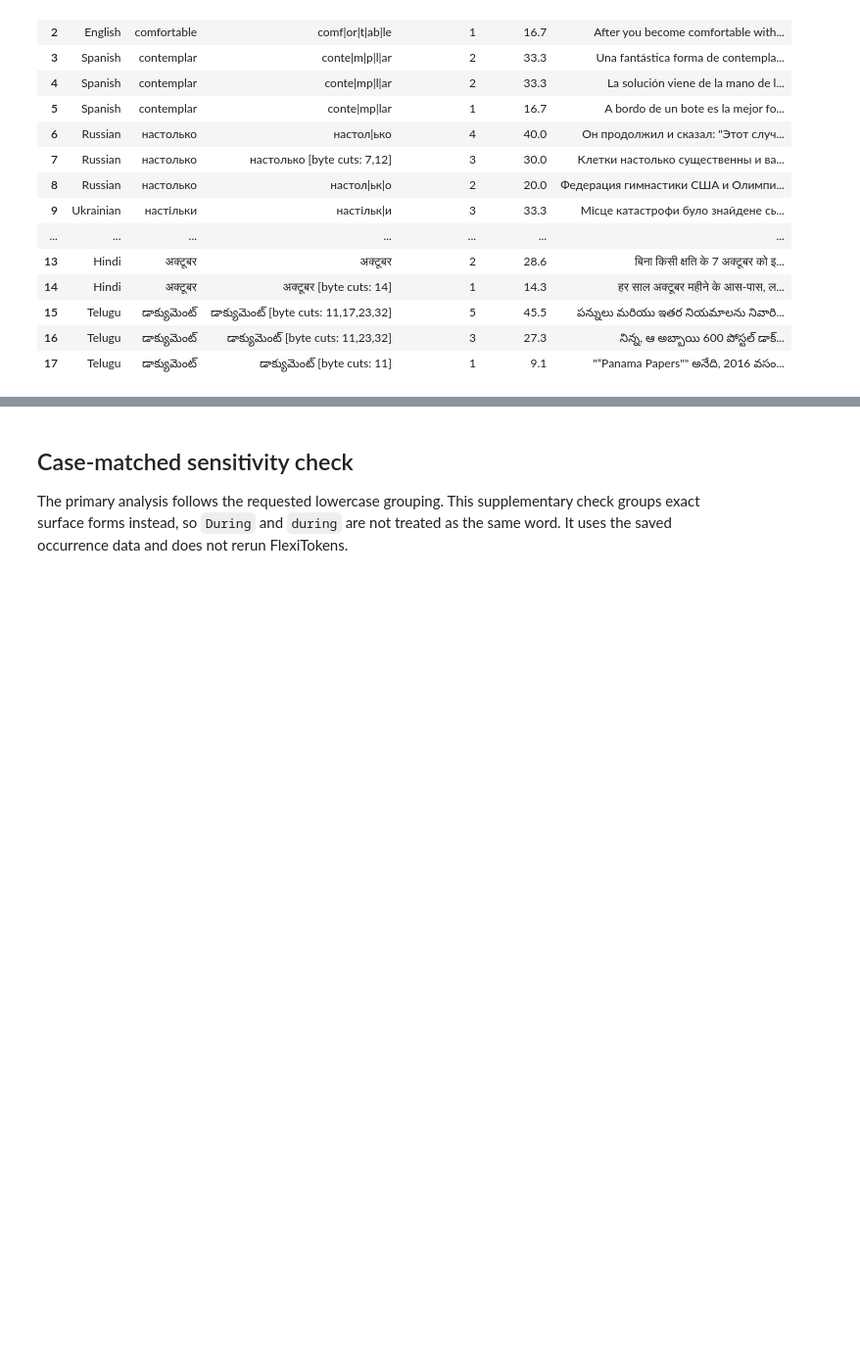
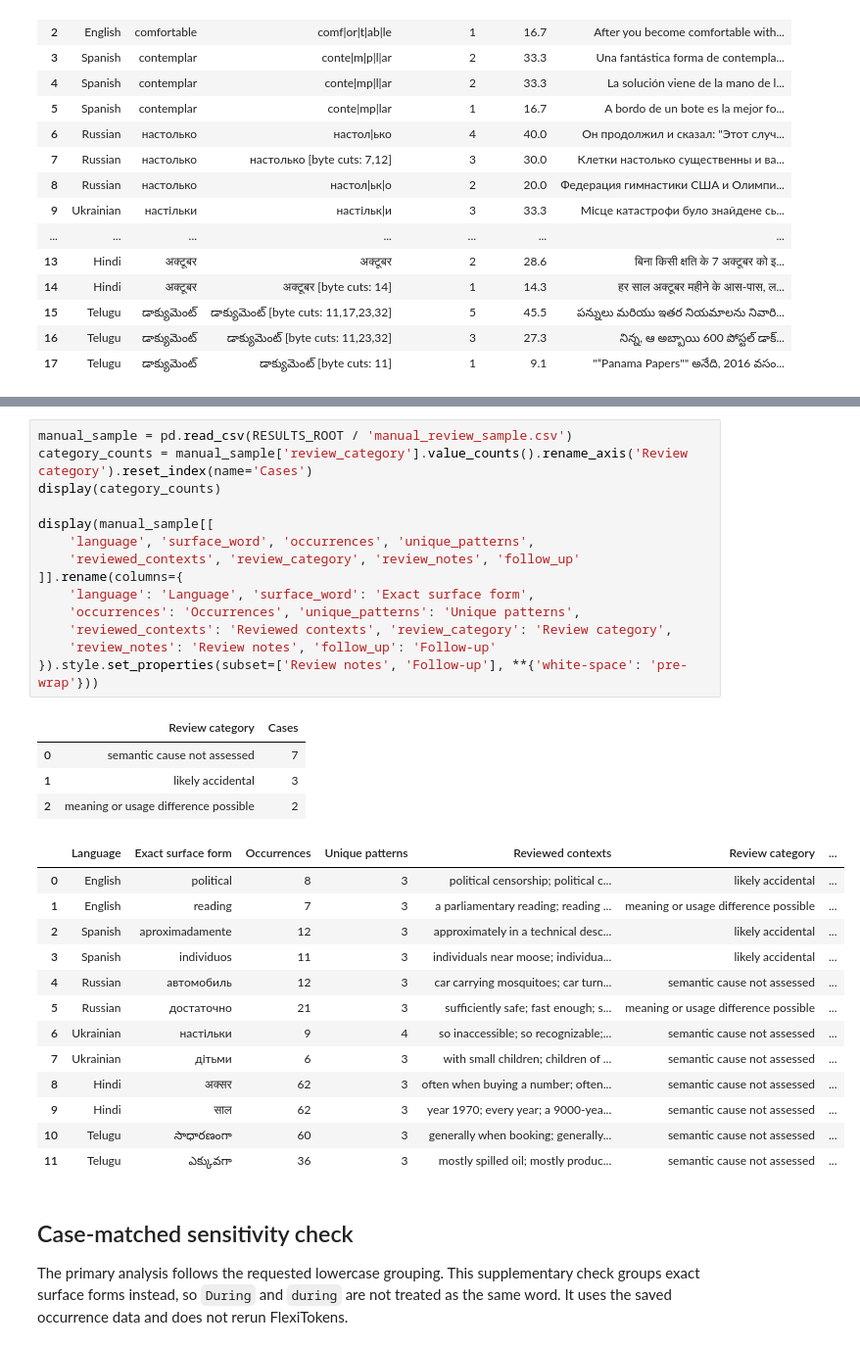
Before and after one commit to samarthgaggar/multi-lang-tokenization, a Jupyter notebook: contextual_word_tokenization_results.ipynb, the cells around one changed output, grey strips where cells are left out. Shown at 98% size. Saved outputs shown, nothing was run; the diff lists cells and outputs as text; blank space fills up the shorter version.

Commit message:
add reviewed word context examples

```diff
--- a/contextual_word_tokenization_results.ipynb
+++ b/contextual_word_tokenization_results.ipynb
@@ -215,3 +219,35 @@ else:
+# %%
+manual_sample = pd.read_csv(RESULTS_ROOT / 'manual_review_sample.csv')
+category_counts = manual_sample['review_category'].value_counts().rename_axis('Review category').reset_index(name='Cases')
+display(category_counts)
+
+display(manual_sample[[
+    'language', 'surface_word', 'occurrences', 'unique_patterns',
+    'reviewed_contexts', 'review_category', 'review_notes', 'follow_up'
+]].rename(columns={
+    'language': 'Language', 'surface_word': 'Exact surface form',
+    'occurrences': 'Occurrences', 'unique_patterns': 'Unique patterns',
+    'reviewed_contexts': 'Reviewed contexts', 'review_category': 'Review category',
+    'review_notes': 'Review notes', 'follow_up': 'Follow-up'
+}).style.set_properties(subset=['Review notes', 'Follow-up'], **{'white-space': 'pre-wrap'}))
+# %% [output]
+|  | Review category | Cases |
+| 0 | semantic cause not assessed | 7 |
+| 1 | likely accidental | 3 |
+| 2 | meaning or usage difference possible | 2 |
+|  | Language | Exact surface form | Occurrences | Unique patterns | Reviewed contexts | Review category | ... |
+| 0 | English | political | 8 | 3 | political censorship; political c... | likely accidental | ... |
+| 1 | English | reading | 7 | 3 | a parliamentary reading; reading ... | meaning or usage difference possible | ... |
+| 2 | Spanish | aproximadamente | 12 | 3 | approximately in a technical desc... | likely accidental | ... |
+| 3 | Spanish | individuos | 11 | 3 | individuals near moose; individua... | likely accidental | ... |
+| 4 | Russian | автомобиль | 12 | 3 | car carrying mosquitoes; car turn... | semantic cause not assessed | ... |
+| 5 | Russian | достаточно | 21 | 3 | sufficiently safe; fast enough; s... | meaning or usage difference possible | ... |
+| 6 | Ukrainian | настільки | 9 | 4 | so inaccessible; so recognizable;... | semantic cause not assessed | ... |
+| 7 | Ukrainian | дітьми | 6 | 3 | with small children; children of ... | semantic cause not assessed | ... |
+| 8 | Hindi | अक्सर | 62 | 3 | often when buying a number; often... | semantic cause not assessed | ... |
+| 9 | Hindi | साल | 62 | 3 | year 1970; every year; a 9000-yea... | semantic cause not assessed | ... |
+| 10 | Telugu | సాధారణంగా | 60 | 3 | generally when booking; generally... | semantic cause not assessed | ... |
+| 11 | Telugu | ఎక్కువగా | 36 | 3 | mostly spilled oil; mostly produc... | semantic cause not assessed | ... |
 # %% [markdown]
 ## Case-matched sensitivity check
 
```
Also changed, not shown: parts of 4 cells of this notebook, 1 other file.
